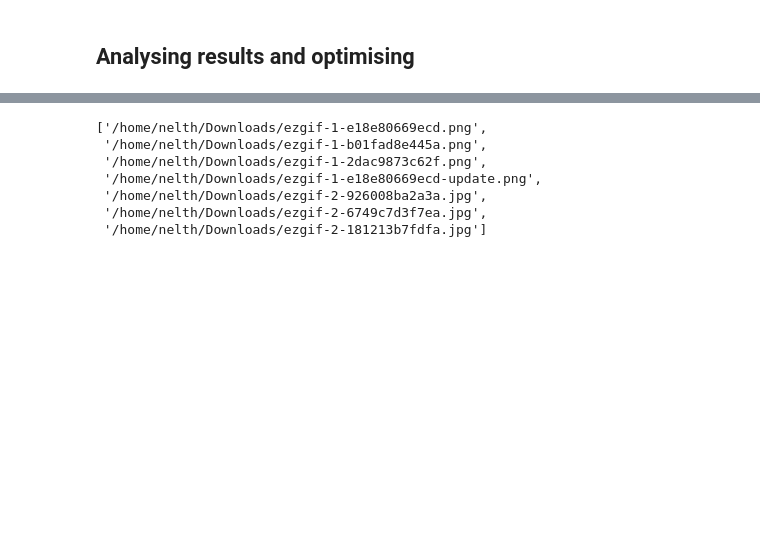
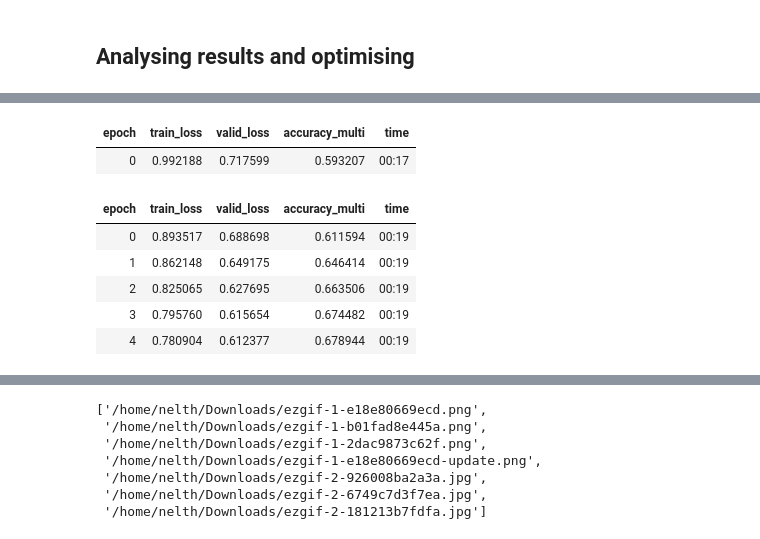
Before and after one commit to florent-haffner/datascience-playground, a Jupyter notebook: notebooks/fastai - multilabel classification.ipynb, the cells around one changed output, grey strips where cells are left out. Cells and saved outputs as stored; diff of their text form; code cells hidden in the pictures; blank space fills up the shorter version.

```diff
--- a/notebooks/fastai - multilabel classification.ipynb
+++ b/notebooks/fastai - multilabel classification.ipynb
@@ -125,0 +156,11 @@ learn.predict(path/'train/000005.jpg')
+# %%
+learn.fine_tune(epochs=5, base_lr=2e-3)
+# %% [output]
+| epoch | train_loss | valid_loss | accuracy_multi | time |
+| 0 | 0.992188 | 0.717599 | 0.593207 | 00:17 |
+| epoch | train_loss | valid_loss | accuracy_multi | time |
+| 0 | 0.893517 | 0.688698 | 0.611594 | 00:19 |
+| 1 | 0.862148 | 0.649175 | 0.646414 | 00:19 |
+| 2 | 0.825065 | 0.627695 | 0.663506 | 00:19 |
+| 3 | 0.795760 | 0.615654 | 0.674482 | 00:19 |
+| 4 | 0.780904 | 0.612377 | 0.678944 | 00:19 |
```
Also changed, not shown: parts of 14 cells of this notebook.
